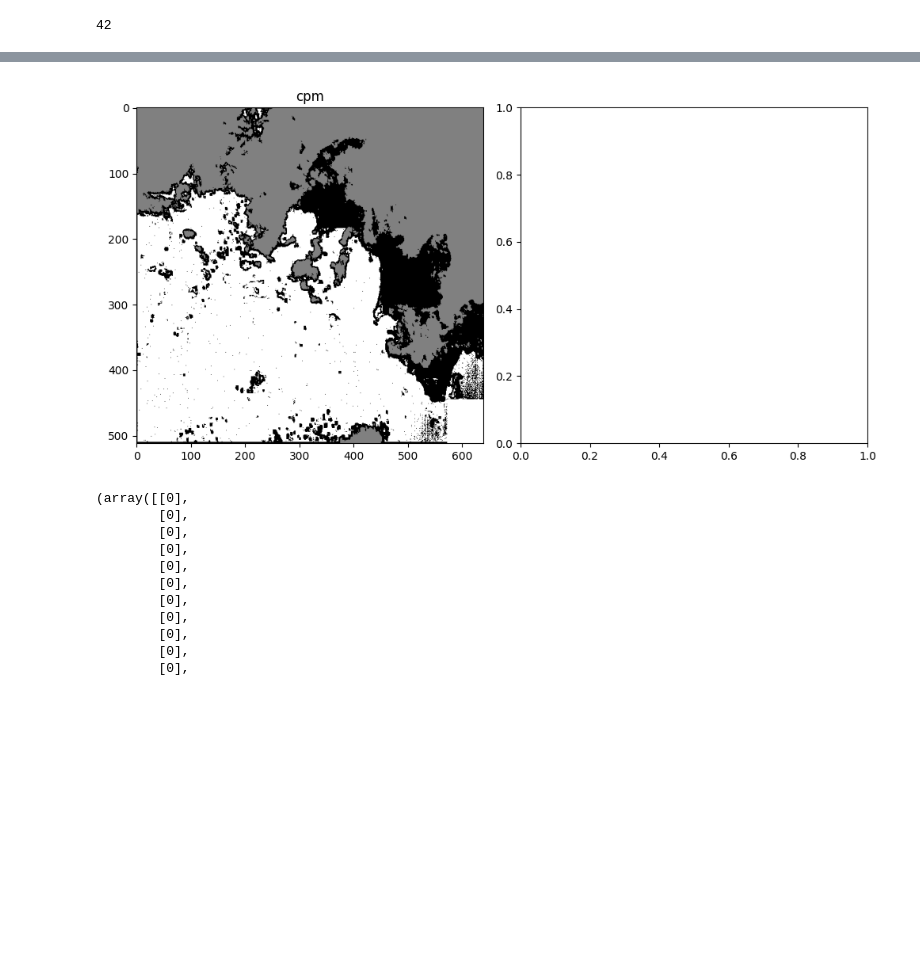
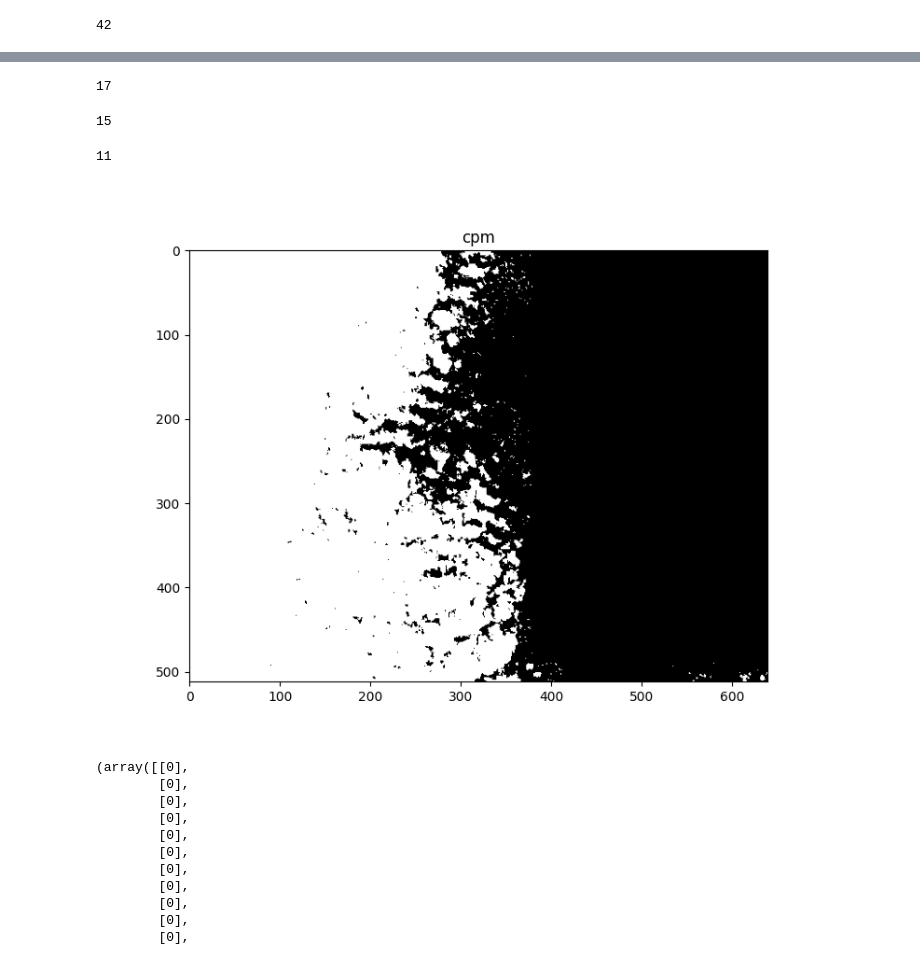
Before and after one commit to LukeKerman/TUB, a Jupyter notebook: TUBIN_CNN/Segmentation models/TUBIN_IR_cloudmask_generator.ipynb, the cells around one changed output, grey strips where cells are left out. Drawn from its saved outputs; the diff is of its cells as text; code cells hidden in the pictures; blank space fills up the shorter version.

```diff
--- a/TUBIN_CNN/Segmentation models/TUBIN_IR_cloudmask_generator.ipynb
+++ b/TUBIN_CNN/Segmentation models/TUBIN_IR_cloudmask_generator.ipynb
@@ -519,30 +565,49 @@ cpm = replace_map_section(cpm, bbox=[0, 0, 640, 225], replace_with='water')
 # %%
 cpm = replace_map_section(cpm, bbox=[250, 250, 555, 512], replace_with='water_to_no_cloud')
 cpm = replace_map_section(cpm, bbox=[520, 410, 593, 482], replace_with='water_to_no_cloud')
+# %%
+cpm = replace_map_section(cpm, bbox=[115, 160, 350, 440], replace_with='cloud_to_water')
+cpm = replace_map_section(cpm, bbox=[500, 400, 640, 512], replace_with='no_cloud')
+print(idx)
+# %% [output]
+17
+# %%
+cpm = replace_map_section(cpm, bbox=[250, 250, 555, 512], replace_with='water_to_no_cloud')
+cpm = replace_map_section(cpm, bbox=[500, 0, 640, 200], replace_with='water')
+print(idx)
+# %% [output]
+15
 # %%
-#index 8-9 ????
 cpm = replace_map_section(cpm, bbox=[100, 413, 585, 512], replace_with='water_to_no_cloud')
 cpm = replace_map_section(cpm, bbox=[285, 315, 615, 460], replace_with='water_to_no_cloud')
 cpm = replace_map_section(cpm, bbox=[335, 280, 365, 315], replace_with='water_to_no_cloud')
 cpm = replace_map_section(cpm, bbox=[520, 235, 640, 340], replace_with='water_to_no_cloud')
 cpm = replace_map_section(cpm, bbox=[620, 180, 640, 250], replace_with='water_to_no_cloud')
-#cpm = replace_map_section(cpm, bbox=[490, 280, 540, 330], replace_with='water_to_no_cloud')
+cpm = replace_map_section(cpm, bbox=[490, 280, 640, 512], replace_with='water_to_no_cloud')
+print(idx)
+# %% [output]
+11
+# %%
+cpm = replace_map_section(cpm, bbox=[0, 0, 555, 512], replace_with='no_cloud')
+#cpm = replace_map_section(cpm, bbox=[520, 410, 593, 482], replace_with='water_to_no_cloud')
+print(idx)
 # %%
 # Create a figure with two subplots side by side
-fig, (ax1, ax2) = plt.subplots(1, 2, figsize=(10, 5))
+#fig, (ax1, ax2) = plt.subplots(1, 1, figsize=(10, 5))
+plt.figure(figsize=(8,6))
 
 # Plot the first image (cpm_d2) in the first subplot
-ax1.imshow(cpm, cmap='binary_r', aspect='auto')
-ax1.set_title('cpm')
+plt.imshow(cpm, cmap='binary_r', aspect='auto')
+plt.title('cpm')
 
 # Plot the second image (cpm) in the second subplot
 #ax2.imshow(cpm_d2, cmap='binary_r', aspect='auto')
 #ax2.set_title('cpm_d2')
 
 # Adjust layout for better spacing
-plt.tight_layout()
+#plt.tight_layout()
 
 # Show the plot
 plt.show()
 # %% [output]
-[figure, old version]
+[figure, new version]
```
Also changed, not shown: parts of 19 cells of this notebook.
